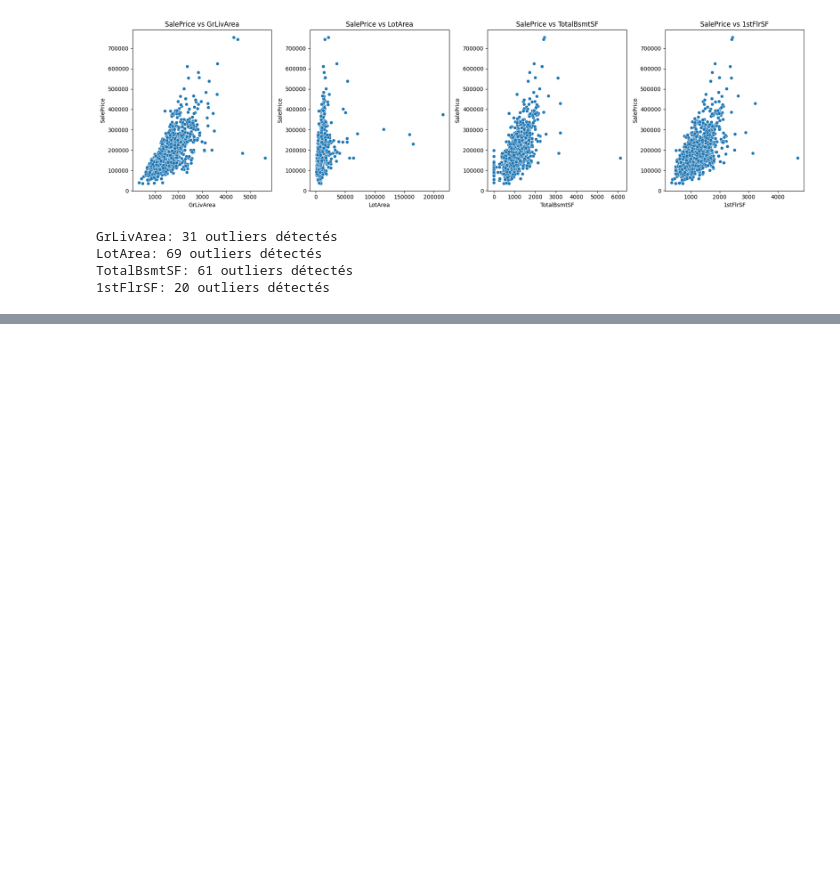
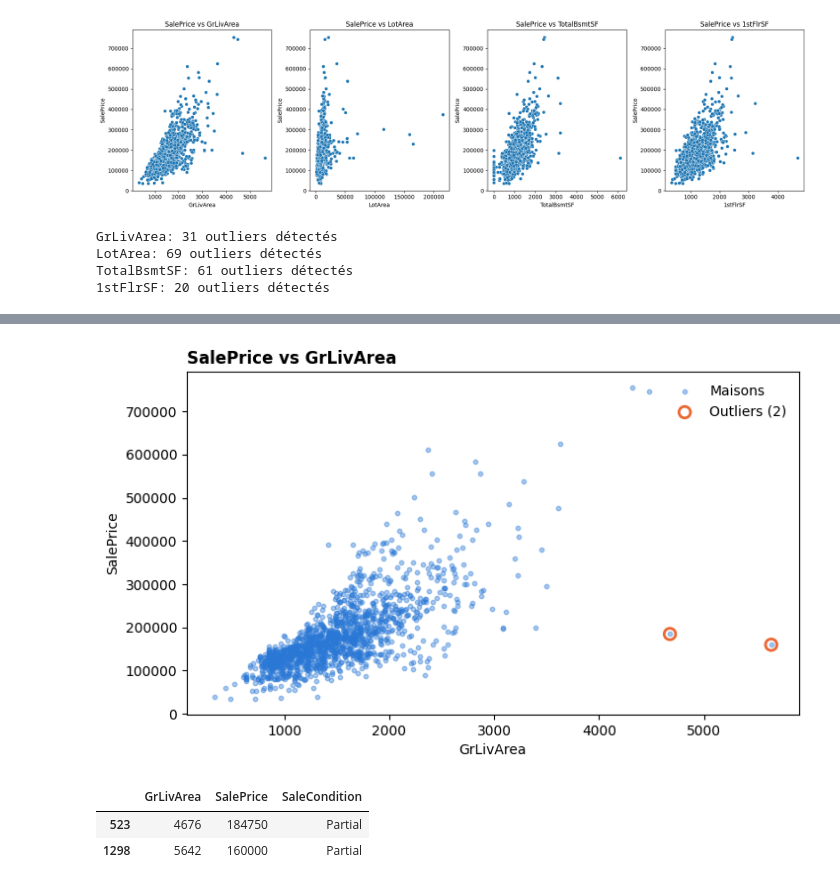
Before and after one commit to EddieZIDA/KaggleCompetition_home-price-prediction, a Jupyter notebook: notebooks/01_eda.ipynb, the cells around one changed output, grey strips where cells are left out. Saved outputs shown, nothing was run; the diff lists cells and outputs as text; code cells hidden in the pictures; blank space fills up the shorter version.

```diff
--- a/notebooks/01_eda.ipynb
+++ b/notebooks/01_eda.ipynb
@@ -10,8 +10,8 @@ import warnings
 import missingno as msno
 warnings.filterwarnings('ignore')
 # %%
-# Loading dataset
-data = pd.read_csv("..\\data\\raw\\train.csv")
+# Loading dataset (portable path)
+data = pd.read_csv("../data/raw/train.csv")
 data.head()
 # %% [output]
 |  | Id | MSSubClass | MSZoning | LotFrontage | LotArea | Street | Alley | LotShape | LandContour | ... |
@@ -291,0 +330,15 @@ TotalBsmtSF: 61 outliers détectés
+# %%
+big_cheap = (data.GrLivArea > 4000) & (data.SalePrice < 300_000)
+plt.figure(figsize=(8, 4.5))
+plt.scatter(data.GrLivArea, data.SalePrice, s=10, alpha=0.4, color="#2a78d6", label="Maisons")
+plt.scatter(data.GrLivArea[big_cheap], data.SalePrice[big_cheap], s=70, facecolors="none",
+            edgecolors="#eb6834", linewidths=2, label="Outliers (2)")
+plt.xlabel("GrLivArea"); plt.ylabel("SalePrice"); plt.legend(frameon=False)
+plt.title("SalePrice vs GrLivArea", loc="left", fontweight="bold")
+plt.show()
+data.loc[big_cheap, ["GrLivArea", "SalePrice", "SaleCondition"]]
+# %% [output]
+[figure, added]
+|  | GrLivArea | SalePrice | SaleCondition |
+| 523 | 4676 | 184750 | Partial |
+| 1298 | 5642 | 160000 | Partial |
```
Also changed, not shown: parts of 10 cells of this notebook, 41 other files.
